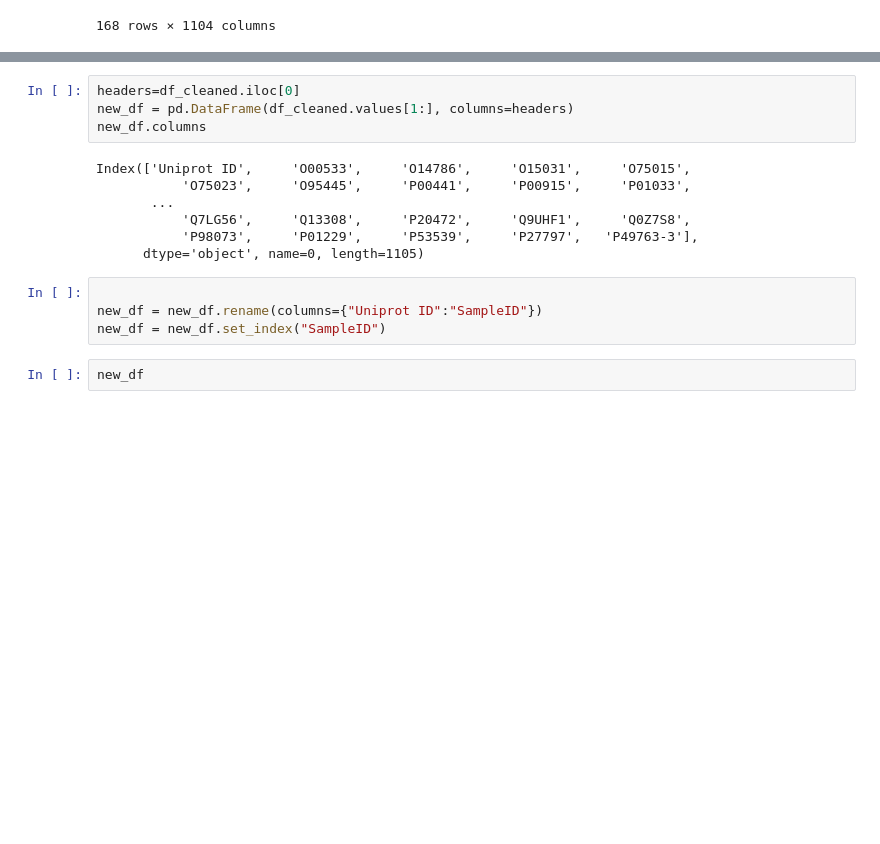
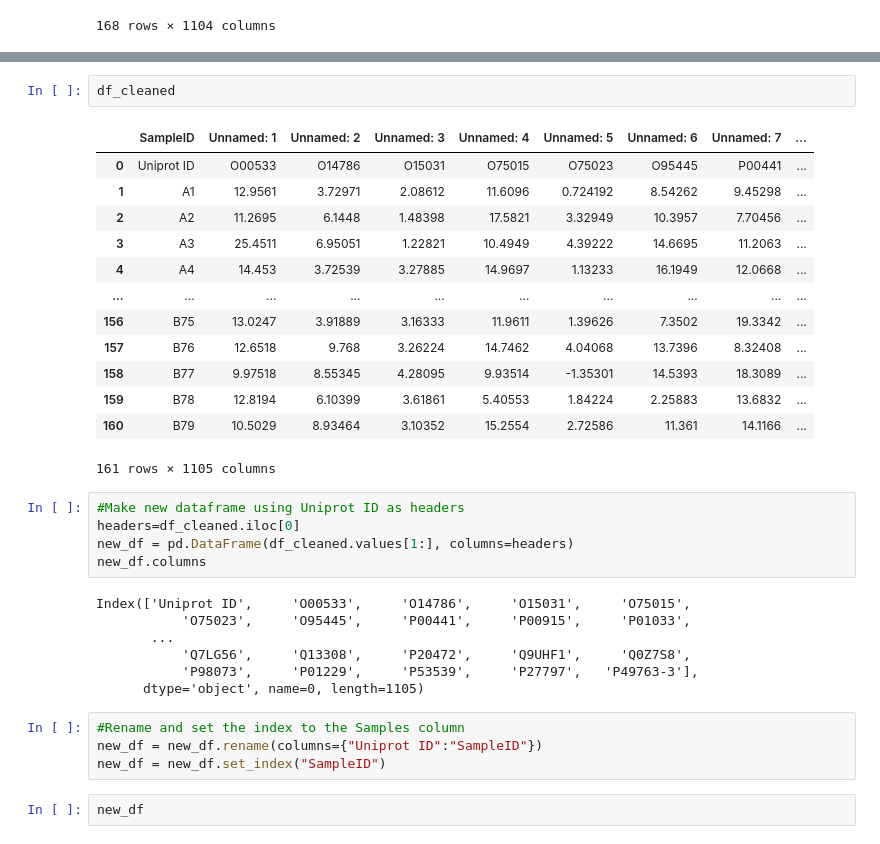
Before and after one commit to chrisbock76/Final_Project, a Jupyter notebook: data_merge.ipynb, the cells around one changed output, grey strips where cells are left out. Drawn from its saved outputs; the diff is of its cells as text; blank space fills up the shorter version.

```diff
--- a/data_merge.ipynb
+++ b/data_merge.ipynb
@@ -84,4 +71,21 @@ df_cleaned = df_cleaned.reset_index(drop=True)
+# %%
+df_cleaned
+# %% [output]
+|  | SampleID | Unnamed: 1 | Unnamed: 2 | Unnamed: 3 | Unnamed: 4 | Unnamed: 5 | Unnamed: 6 | Unnamed: 7 | ... |
+| 0 | Uniprot ID | O00533 | O14786 | O15031 | O75015 | O75023 | O95445 | P00441 | ... |
+| 1 | A1 | 12.9561 | 3.72971 | 2.08612 | 11.6096 | 0.724192 | 8.54262 | 9.45298 | ... |
+| 2 | A2 | 11.2695 | 6.1448 | 1.48398 | 17.5821 | 3.32949 | 10.3957 | 7.70456 | ... |
+| 3 | A3 | 25.4511 | 6.95051 | 1.22821 | 10.4949 | 4.39222 | 14.6695 | 11.2063 | ... |
+| 4 | A4 | 14.453 | 3.72539 | 3.27885 | 14.9697 | 1.13233 | 16.1949 | 12.0668 | ... |
+| ... | ... | ... | ... | ... | ... | ... | ... | ... | ... |
+| 156 | B75 | 13.0247 | 3.91889 | 3.16333 | 11.9611 | 1.39626 | 7.3502 | 19.3342 | ... |
+| 157 | B76 | 12.6518 | 9.768 | 3.26224 | 14.7462 | 4.04068 | 13.7396 | 8.32408 | ... |
+| 158 | B77 | 9.97518 | 8.55345 | 4.28095 | 9.93514 | -1.35301 | 14.5393 | 18.3089 | ... |
+| 159 | B78 | 12.8194 | 6.10399 | 3.61861 | 5.40553 | 1.84224 | 2.25883 | 13.6832 | ... |
+| 160 | B79 | 10.5029 | 8.93464 | 3.10352 | 15.2554 | 2.72586 | 11.361 | 14.1166 | ... |
+161 rows × 1105 columns
 # %%
+#Make new dataframe using Uniprot ID as headers
 headers=df_cleaned.iloc[0]
 new_df = pd.DataFrame(df_cleaned.values[1:], columns=headers)
 new_df.columns
@@ -93,7 +97,7 @@ Index(['Uniprot ID',     'O00533',     'O14786',     'O15031',     'O75015',
            'P98073',     'P01229',     'P53539',     'P27797',   'P49763-3'],
       dtype='object', name=0, length=1105)
 # %%
-
+#Rename and set the index to the Samples column
 new_df = new_df.rename(columns={"Uniprot ID":"SampleID"})
 new_df = new_df.set_index("SampleID")
 # %%
```
Also changed, not shown: parts of 18 cells of this notebook, 1 other file.
